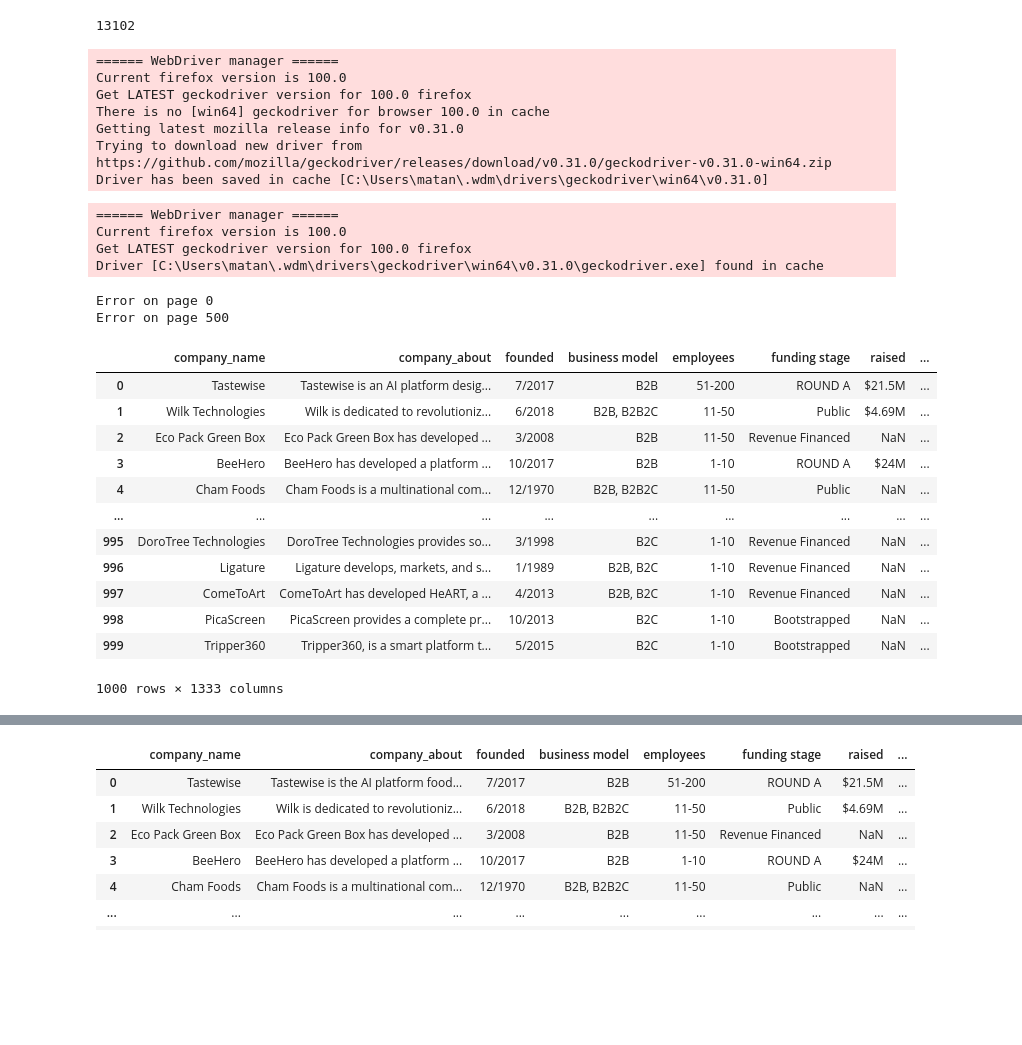
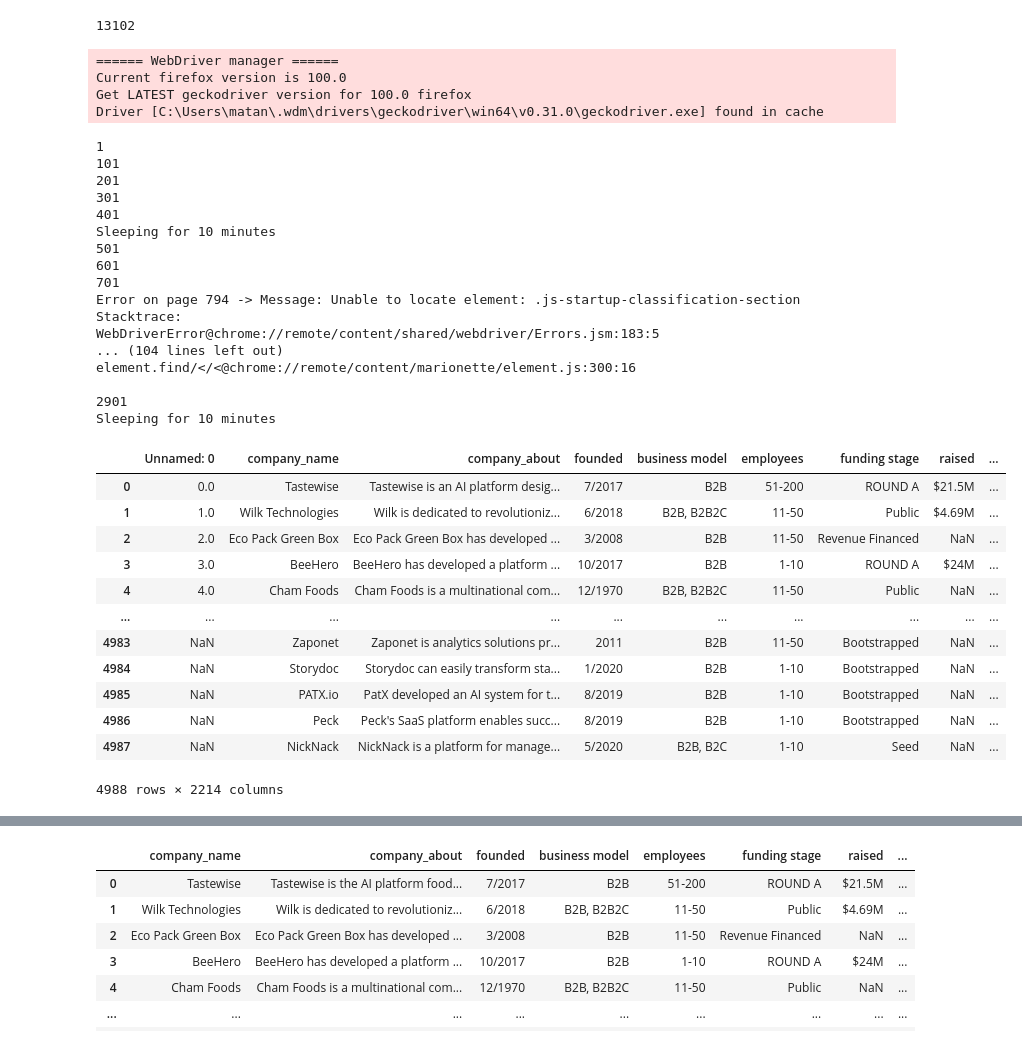
Before and after one commit to matanini/startup_classifier, a Jupyter notebook: data-scrap.ipynb, the cells around one changed output, grey strips where cells are left out. Drawn from its saved outputs; the diff is of its cells as text; code cells hidden in the pictures; blank space fills up the shorter version.

```diff
--- a/data-scrap.ipynb
+++ b/data-scrap.ipynb
@@ -179,52 +179,62 @@ len(links)
 # %% [output]
 13102
 # %%
-df = pd.DataFrame()
-driver = get_driver()
+df = pd.read_csv('df0_1000.csv')
+# driver = get_driver()
-# %% [output]
-====== WebDriver manager ======
-Current firefox version is 100.0
-Get LATEST geckodriver version for 100.0 firefox
-There is no [win64] geckodriver for browser 100.0 in cache
-Getting latest mozilla release info for v0.31.0
-Trying to download new driver from https://github.com/mozilla/geckodriver/releases/download/v0.31.0/geckodriver-v0.31.0-win64.zip
-Driver has been saved in cache [C:\Users\matan\.wdm\drivers\geckodriver\win64\v0.31.0]
 # %%
 # df = pd.DataFrame()
 driver = get_driver()
 LONG_WAIT = 10 # Minutes
 
-for i, link in enumerate(links[100:1000]):
+for i, link in enumerate(links[2000:5000]):
     try:
         driver.get(link)
         df = pd.concat([df,get_data_from_page(driver)], ignore_index=True)
+        if i % 100 == 0:
+            print(i+1)
         if (i+1) % 500 == 0:
-            rest(60 * LONG_WAIT)
+            print(f"Sleeping for {LONG_WAIT} minutes")
+            time.sleep(60 * LONG_WAIT)
         else:
             rest(2,5)
-    except Exception:
-        print(f"Error on page {i}",)
+    except Exception as e:
+        print(f"Error on page {i} -> {str(e)}")
 
 
 driver.quit()
 df
 # %% [output]
 ====== WebDriver manager ======
 Current firefox version is 100.0
 Get LATEST geckodriver version for 100.0 firefox
 Driver [C:\Users\matan\.wdm\drivers\geckodriver\win64\v0.31.0\geckodriver.exe] found in cache
-Error on page 0
-Error on page 500
+1
+101
+201
+301
+401
+Sleeping for 10 minutes
+501
+601
+701
+Error on page 794 -> Message: Unable to locate element: .js-startup-classification-section
+Stacktrace:
+WebDriverError@chrome://remote/content/shared/webdriver/Errors.jsm:183:5
+... (104 lines left out)
+element.find/</<@chrome://remote/content/marionette/element.js:300:16
+
+2901
+Sleeping for 10 minutes
-|  | company_name | company_about | founded | business model | employees | funding stage | raised | ... |
-| 0 | Tastewise | Tastewise is an AI platform desig... | 7/2017 | B2B | 51-200 | ROUND A | $21.5M | ... |
-| 1 | Wilk Technologies | Wilk is dedicated to revolutioniz... | 6/2018 | B2B, B2B2C | 11-50 | Public | $4.69M | ... |
-| 2 | Eco Pack Green Box | Eco Pack Green Box has developed ... | 3/2008 | B2B | 11-50 | Revenue Financed | NaN | ... |
-| 3 | BeeHero | BeeHero has developed a platform ... | 10/2017 | B2B | 1-10 | ROUND A | $24M | ... |
-| 4 | Cham Foods | Cham Foods is a multinational com... | 12/1970 | B2B, B2B2C | 11-50 | Public | NaN | ... |
-| ... | ... | ... | ... | ... | ... | ... | ... | ... |
-| 995 | DoroTree Technologies | DoroTree Technologies provides so... | 3/1998 | B2C | 1-10 | Revenue Financed | NaN | ... |
-| 996 | Ligature | Ligature develops, markets, and s... | 1/1989 | B2B, B2C | 1-10 | Revenue Financed | NaN | ... |
-| 997 | ComeToArt | ComeToArt has developed HeART, a ... | 4/2013 | B2B, B2C | 1-10 | Revenue Financed | NaN | ... |
-| 998 | PicaScreen | PicaScreen provides a complete pr... | 10/2013 | B2C | 1-10 | Bootstrapped | NaN | ... |
-| 999 | Tripper360 | Tripper360, is a smart platform t... | 5/2015 | B2C | 1-10 | Bootstrapped | NaN | ... |
+|  | Unnamed: 0 | company_name | company_about | founded | business model | employees | funding stage | raised | ... |
+| 0 | 0.0 | Tastewise | Tastewise is an AI platform desig... | 7/2017 | B2B | 51-200 | ROUND A | $21.5M | ... |
+| 1 | 1.0 | Wilk Technologies | Wilk is dedicated to revolutioniz... | 6/2018 | B2B, B2B2C | 11-50 | Public | $4.69M | ... |
+| 2 | 2.0 | Eco Pack Green Box | Eco Pack Green Box has developed ... | 3/2008 | B2B | 11-50 | Revenue Financed | NaN | ... |
+| 3 | 3.0 | BeeHero | BeeHero has developed a platform ... | 10/2017 | B2B | 1-10 | ROUND A | $24M | ... |
+| 4 | 4.0 | Cham Foods | Cham Foods is a multinational com... | 12/1970 | B2B, B2B2C | 11-50 | Public | NaN | ... |
+| ... | ... | ... | ... | ... | ... | ... | ... | ... | ... |
+| 4983 | NaN | Zaponet | Zaponet is analytics solutions pr... | 2011 | B2B | 11-50 | Bootstrapped | NaN | ... |
+| 4984 | NaN | Storydoc | Storydoc can easily transform sta... | 1/2020 | B2B | 1-10 | Bootstrapped | NaN | ... |
+| 4985 | NaN | PATX.io | PatX developed an AI system for t... | 8/2019 | B2B | 1-10 | Bootstrapped | NaN | ... |
+| 4986 | NaN | Peck | Peck's SaaS platform enables succ... | 8/2019 | B2B | 1-10 | Bootstrapped | NaN | ... |
+| 4987 | NaN | NickNack | NickNack is a platform for manage... | 5/2020 | B2B, B2C | 1-10 | Seed | NaN | ... |
-1000 rows × 1333 columns
+4988 rows × 2214 columns
```
Also changed, not shown: parts of 2 cells of this notebook, 1 other file.
